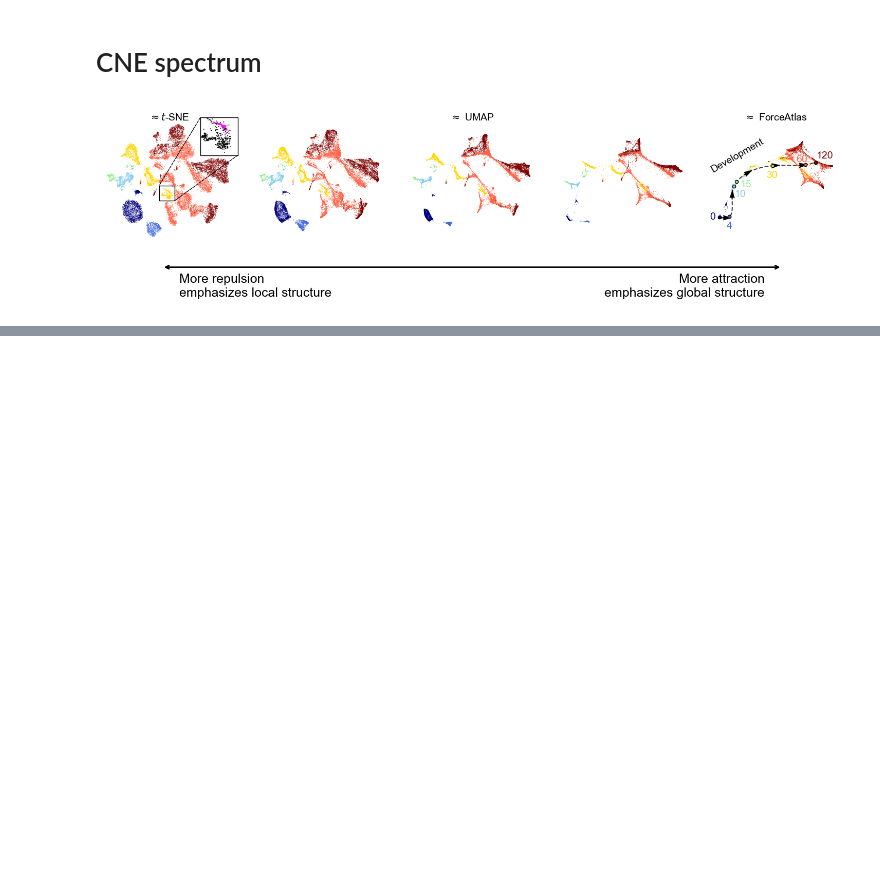
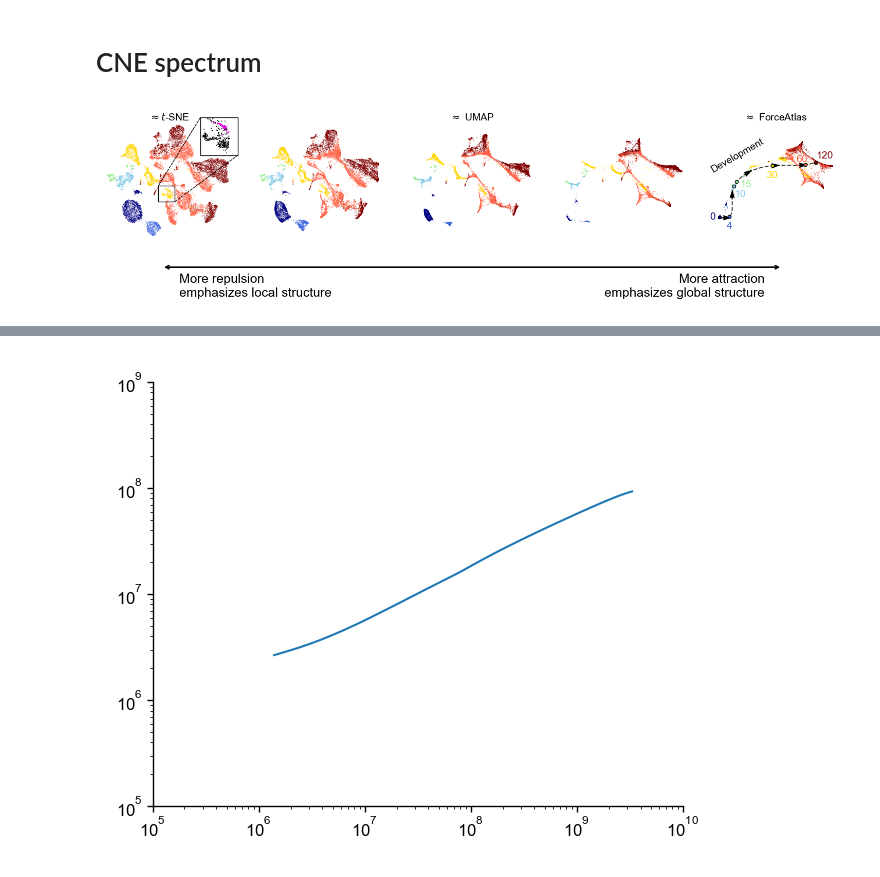
Before and after one commit to berenslab/ne_spectrum_scRNAseq, a Jupyter notebook: notebooks/fig_main.ipynb, the cells around one changed output, grey strips where cells are left out. Saved outputs shown, nothing was run; the diff lists cells and outputs as text; code cells hidden in the pictures; blank space fills up the shorter version.

```diff
--- a/notebooks/fig_main.ipynb
+++ b/notebooks/fig_main.ipynb
@@ -28,7 +17,7 @@ dataset = "human-409b2"
 plt.style.use(style_path)
 # %%
 # load metadata
-_, y,_,_, d = load_dataset(root_path=root_path, dataset=dataset, k=15)
+_, y, d = load_human(root_path=root_path)
 # %%
 print(y.shape)
 # %% [output]
@@ -240,9 +241,9 @@ file_name =(f"{dataset}_{spectrum_via}_seed_{seed}_n_slides_{n_slides}"
 
 embeddings = np.load(os.path.join(root_path, dataset, file_name)) @ np.array([[-1, 0], [0, 1]])
 # %%
-selected_spec_params = np.array([2.0, 1.5, 1.0, 0.5, -0.05])[::-1]
+selected_spec_params = np.array([2.0, 1.5, 1.0, 0.5, 0.0])[::-1]
 
-_, idx, _ = get_close_spec_params(selected_spec_params, spectrum_via=spectrum_via)
+_, idx, computed_spec_params = get_close_spec_params(selected_spec_params, spectrum_via=spectrum_via)
 # %%
 plot_main_figure(embeddings=embeddings, idx=idx, y=y, d=d, fig_path=fig_path, selected_params=selected_spec_params, spectrum_via=spectrum_via)
 # %% [output]
@@ -249,0 +266,2 @@ plot_main_figure(embeddings=embeddings, idx=idx, y=y, d=d, fig_path=fig_path, se
+# %%
+norms = np.array([compute_normalization(embedding).detach().cpu().numpy() for embedding in embeddings])
@@ -249,0 +303,24 @@ plot_main_figure(embeddings=embeddings, idx=idx, y=y, d=d, fig_path=fig_path, se
+# %%
+fig, ax  = plt.subplots(1, 1, figsize=(3, 3))
+
+n = len(y)
+n_noise = 5
+
+Z_bars = []
+for s in computed_spec_params:
+    Z_umap = n ** 2 / n_noise
+    Z_tsne = 100 * n
+    # s = 0 --> z_tsne, s = 1 --> z_umap; using logs for numerical stability
+    Z_bar = Z_tsne * np.exp(s * (np.log(Z_umap) - np.log(Z_tsne)))
+    Z_bars.append(Z_bar)
+Z_bars = np.array(Z_bars)
+
+ax.plot(Z_bars, norms)
+ax.set_yscale("log")
+ax.set_xscale("log")
+
+ax.set_xlim(1e5, 1e10)
+ax.set_ylim(1e5, 1e9)
+ax.set_aspect("equal")
+# %% [output]
+[figure, added]
```
Also changed, not shown: parts of 9 cells of this notebook.
